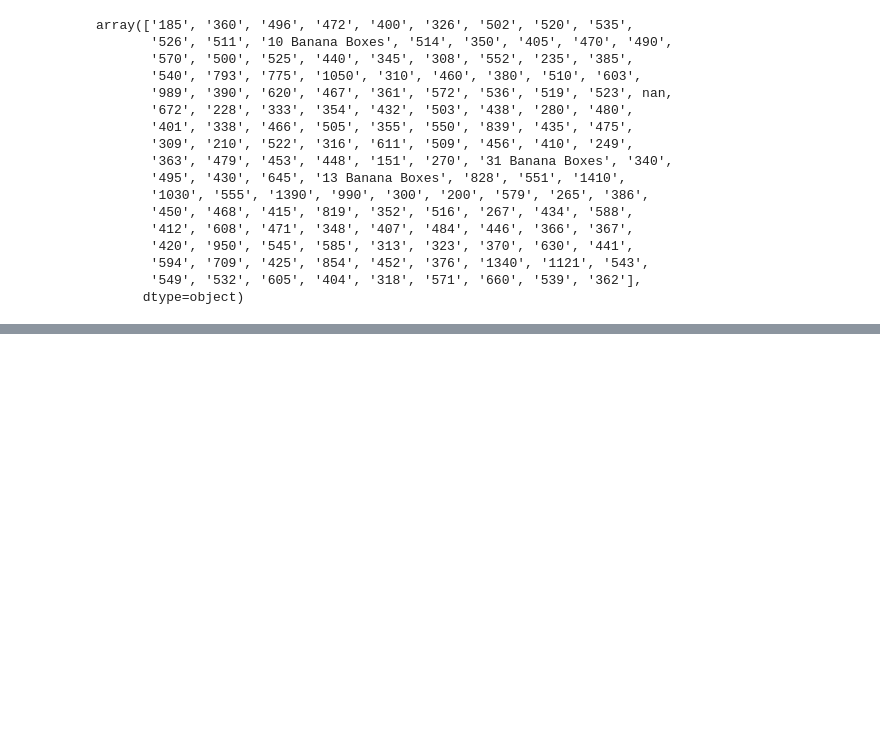
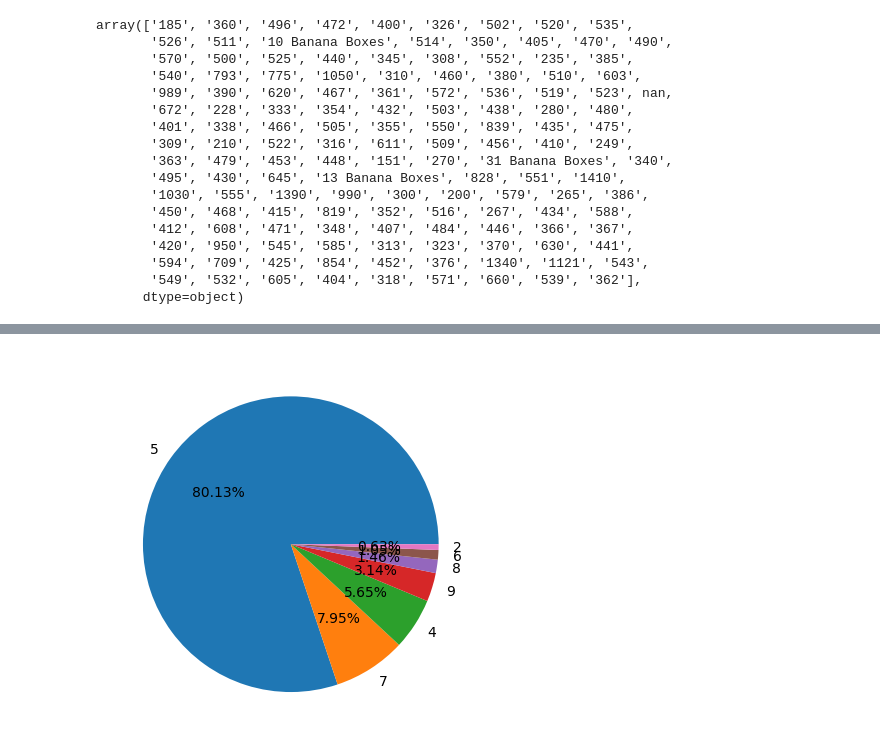
Before and after one commit to Stoymirov/Data_science_homeworks, a Jupyter notebook: 03. Data vis/Untitled.ipynb, the cells around one changed output, grey strips where cells are left out. Cells and saved outputs as stored; diff of their text form; code cells hidden in the pictures; blank space fills up the shorter version.

```diff
--- a/03. Data vis/Untitled.ipynb
+++ b/03. Data vis/Untitled.ipynb
@@ -231,0 +278,5 @@ Let us go through the steps we did and why we did it. I want to plot a histogram
+# %%
+plt.pie(seats,labels = seats.index,autopct="%.2f%%")
+plt.show()
+# %% [output]
+[figure, added]
```
Also changed, not shown: parts of 22 cells of this notebook.
